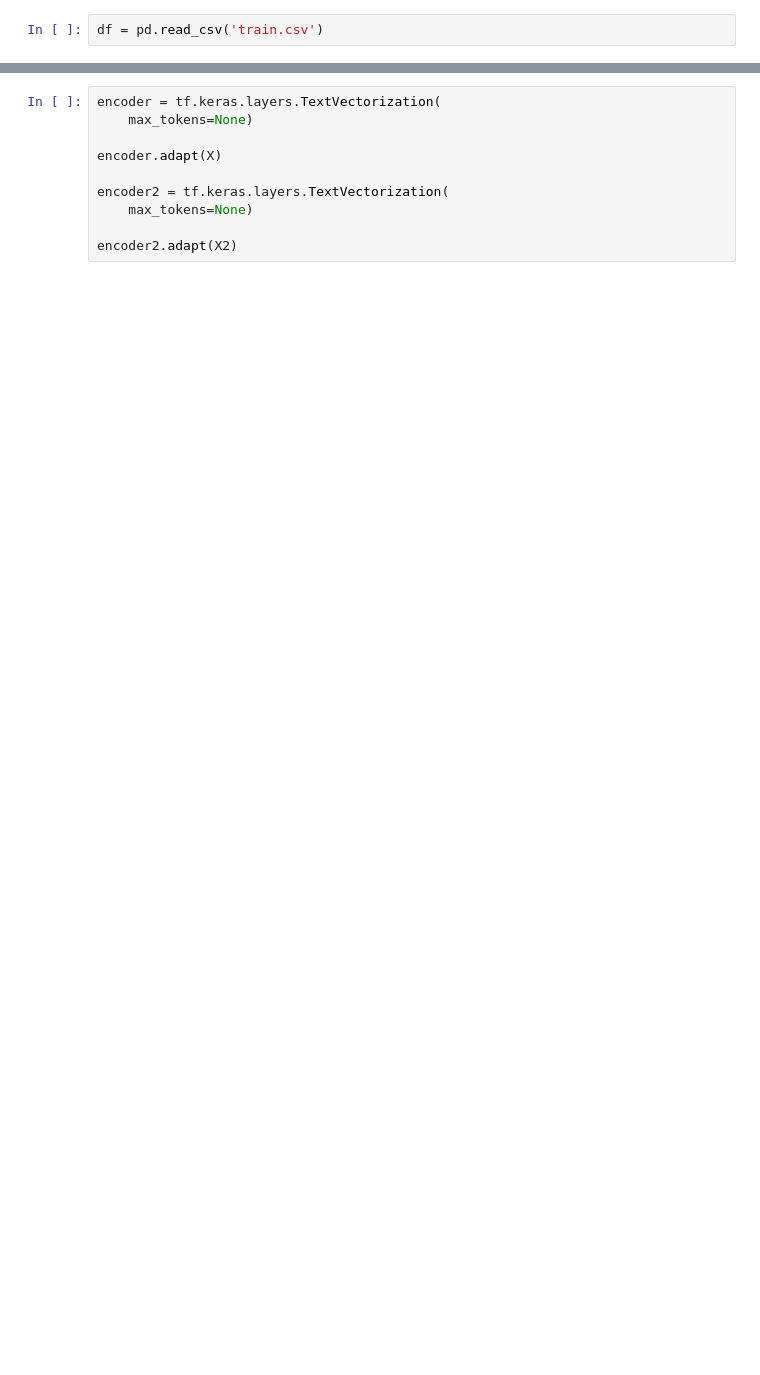
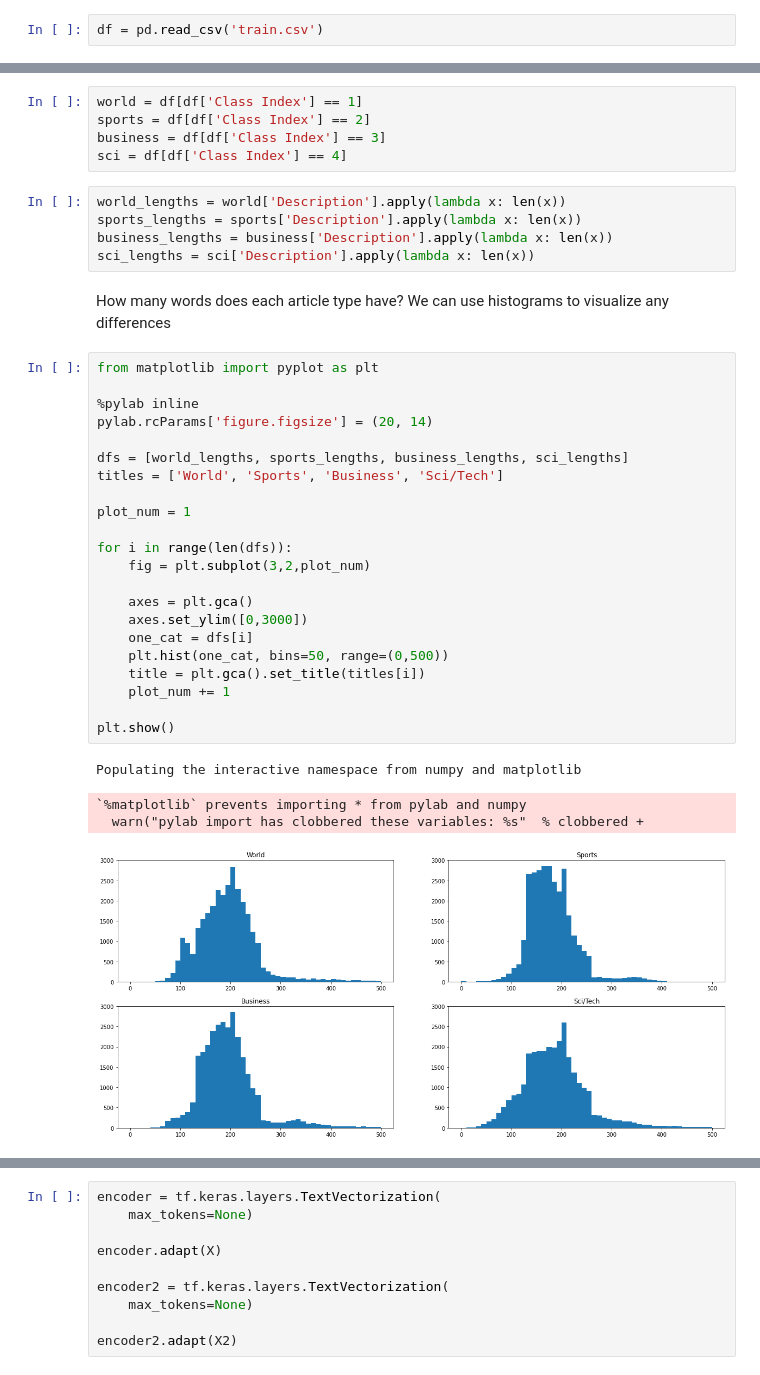
Before and after one commit to jer805/tf-news-categorize, a Jupyter notebook: rnn-multiclass-v2.ipynb, the cells around one changed output, grey strips where cells are left out. Cells and saved outputs as stored; diff of their text form; blank space fills up the shorter version.

```diff
--- a/rnn-multiclass-v2.ipynb
+++ b/rnn-multiclass-v2.ipynb
@@ -26,0 +79,39 @@ df.head()
+# %%
+world = df[df['Class Index'] == 1]
+sports = df[df['Class Index'] == 2]
+business = df[df['Class Index'] == 3]
+sci = df[df['Class Index'] == 4]
+# %%
+world_lengths = world['Description'].apply(lambda x: len(x))
+sports_lengths = sports['Description'].apply(lambda x: len(x))
+business_lengths = business['Description'].apply(lambda x: len(x))
+sci_lengths = sci['Description'].apply(lambda x: len(x))
+# %% [markdown]
+How many words does each article type have? We can use histograms to visualize any differences
+# %%
+from matplotlib import pyplot as plt
+
+%pylab inline
+pylab.rcParams['figure.figsize'] = (20, 14)
+
+dfs = [world_lengths, sports_lengths, business_lengths, sci_lengths]
+titles = ['World', 'Sports', 'Business', 'Sci/Tech']
+
+plot_num = 1
+
+for i in range(len(dfs)):
+    fig = plt.subplot(3,2,plot_num)
+
+    axes = plt.gca()
+    axes.set_ylim([0,3000])
+    one_cat = dfs[i]
+    plt.hist(one_cat, bins=50, range=(0,500))
+    title = plt.gca().set_title(titles[i])
+    plot_num += 1
+
+plt.show()
+# %% [output]
+Populating the interactive namespace from numpy and matplotlib
+`%matplotlib` prevents importing * from pylab and numpy
+  warn("pylab import has clobbered these variables: %s"  % clobbered +
+[figure, added]
```
Also changed, not shown: parts of 33 cells of this notebook.
